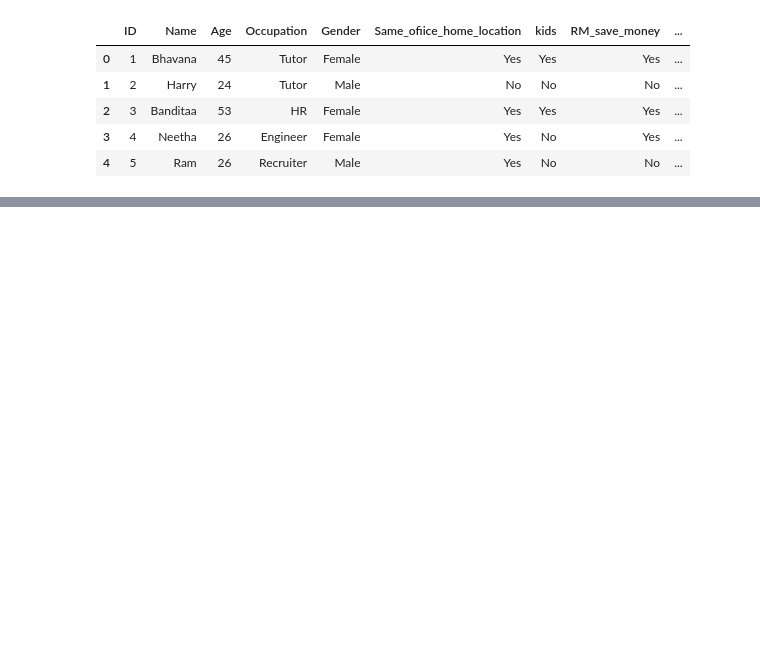
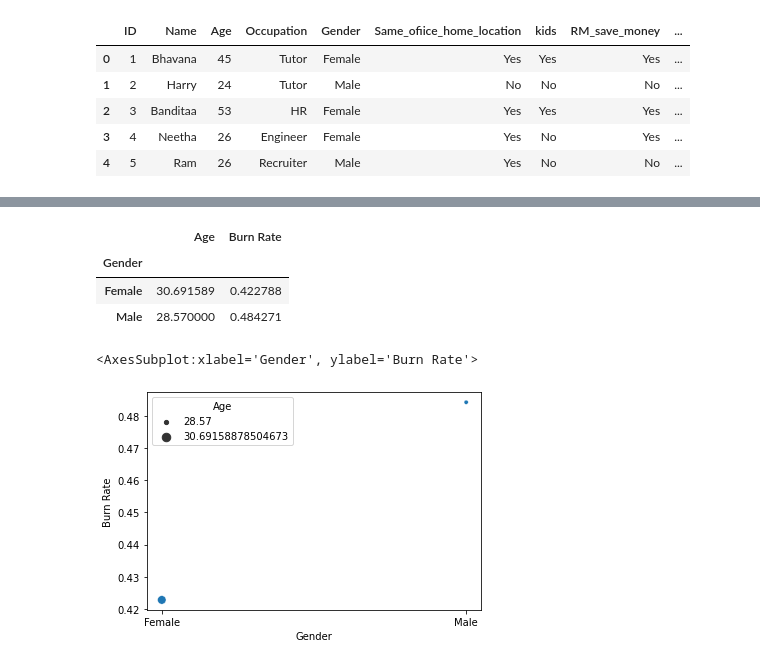
Before and after one commit to EsmaAbraham/UCDPA_Esma, a Jupyter notebook: Project - WIP.ipynb, the cells around one changed output, grey strips where cells are left out. Saved outputs shown, nothing was run; the diff lists cells and outputs as text; code cells hidden in the pictures; blank space fills up the shorter version.

```diff
--- a/Project - WIP.ipynb
+++ b/Project - WIP.ipynb
@@ -15,3 +34,6 @@ data.head()
 | 2 | 3 | Banditaa | 53 | HR | Female | Yes | Yes | Yes | ... |
 | 3 | 4 | Neetha | 26 | Engineer | Female | Yes | No | Yes | ... |
 | 4 | 5 | Ram | 26 | Recruiter | Male | Yes | No | No | ... |
+# %%
+data2 = pd.read_csv("Burn-Out stat.csv")
+data2.head()
@@ -73,0 +222,5 @@ Data columns (total 19 columns):
+# %%
+Gender_Age_Data =data1[['Gender', 'Age']]
+print(Gender_Age_Data)
+Gender_Age = Gender_Age_Data.groupby(['Gender']).mean()
+Gender_Age
@@ -73,0 +246,5 @@ Data columns (total 19 columns):
+# %%
+Gender_Age_Data2 =data2[['Gender', 'Burn Rate']]
+print(Gender_Age_Data2)
+Gender_Age2 = Gender_Age_Data2.groupby(['Gender']).mean()
+Gender_Age2
@@ -73,0 +274,15 @@ Data columns (total 19 columns):
+# %%
+Merged_Data= Gender_Age.merge(Gender_Age2, left_on=['Gender'], right_on=['Gender'])
+Merged_Data
+# %% [output]
+|  | Age | Burn Rate |
+| Gender |  |  |
+| Female | 30.691589 | 0.422788 |
+| Male | 28.570000 | 0.484271 |
+# %%
+import seaborn as sns
+
+sns.scatterplot(x='Gender',y='Burn Rate', data=Merged_Data, size='Age')
+# %% [output]
+<AxesSubplot:xlabel='Gender', ylabel='Burn Rate'>
+[figure, added]
```
Also changed, not shown: parts of 29 cells of this notebook, 3 other files.
